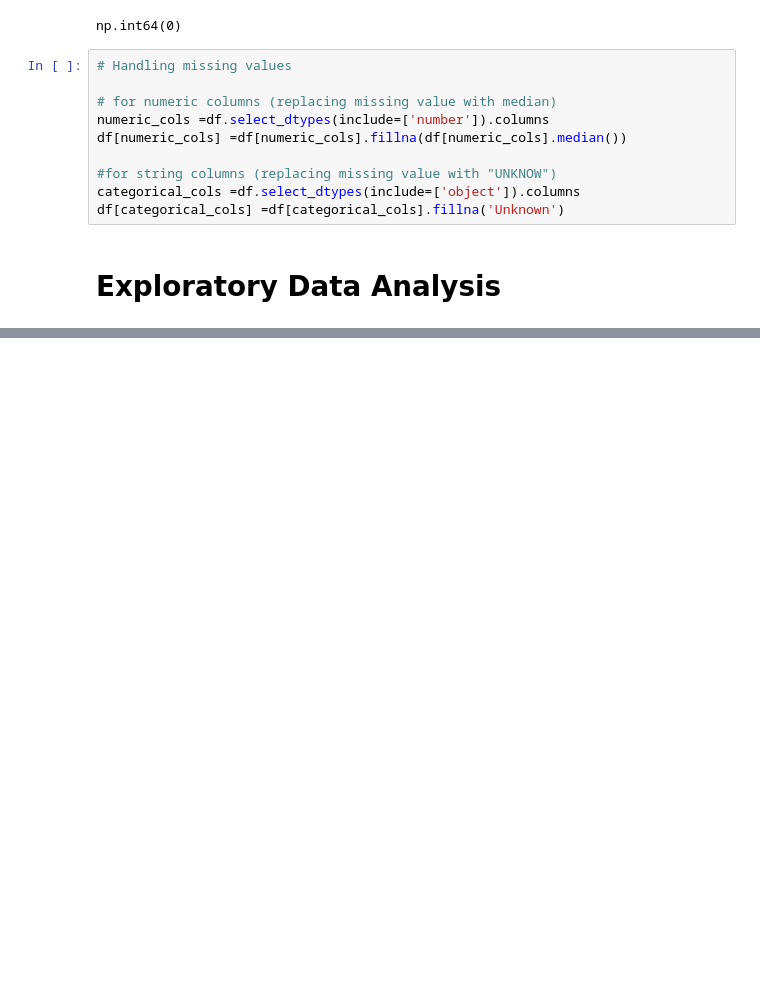
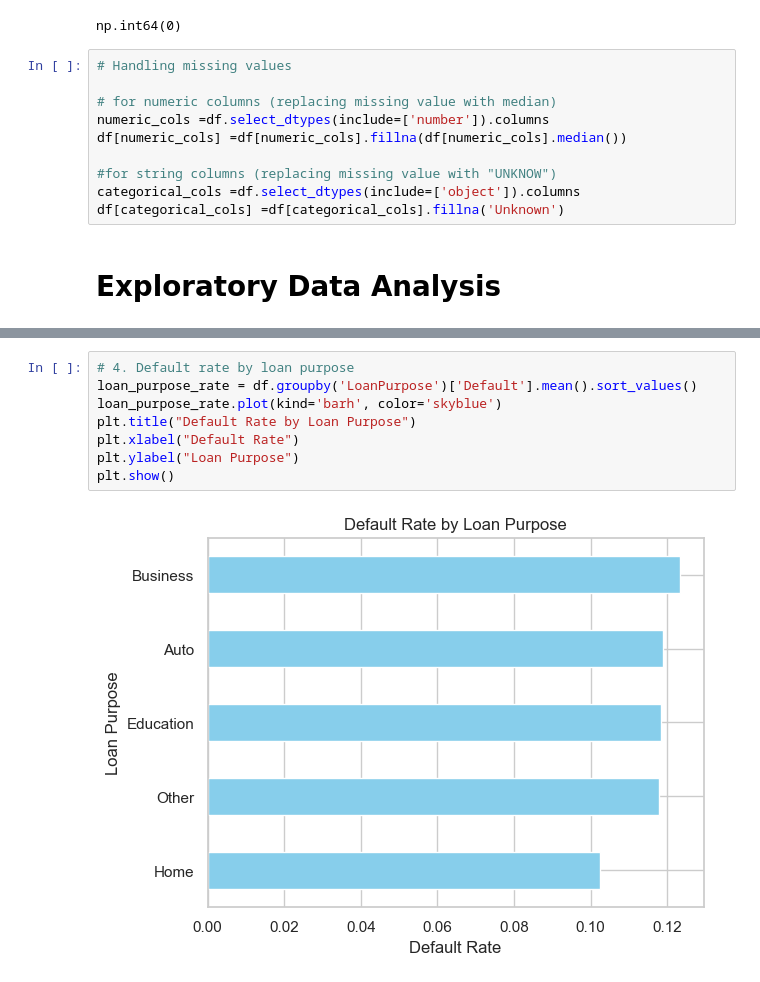
Before and after one commit to tranthaituong/LoanDefaultPrediction, a Jupyter notebook: notebooks/Loan.ipynb, the cells around one changed output, grey strips where cells are left out. Saved outputs shown, nothing was run; the diff lists cells and outputs as text; blank space fills up the shorter version.

```diff
--- a/notebooks/Loan.ipynb
+++ b/notebooks/Loan.ipynb
@@ -90,0 +127,10 @@ df[categorical_cols] =df[categorical_cols].fillna('Unknown')
+# %%
+# 4. Default rate by loan purpose
+loan_purpose_rate = df.groupby('LoanPurpose')['Default'].mean().sort_values()
+loan_purpose_rate.plot(kind='barh', color='skyblue')
+plt.title("Default Rate by Loan Purpose")
+plt.xlabel("Default Rate")
+plt.ylabel("Loan Purpose")
+plt.show()
+# %% [output]
+[figure, added]
```
Also changed, not shown: parts of 10 cells of this notebook.
